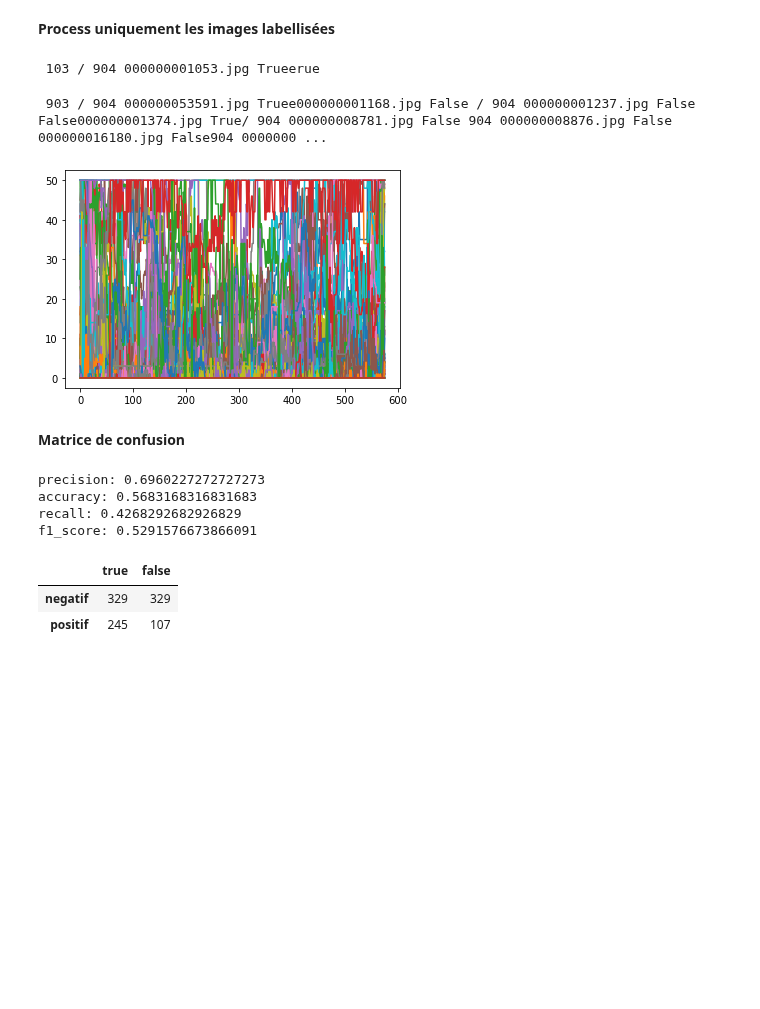
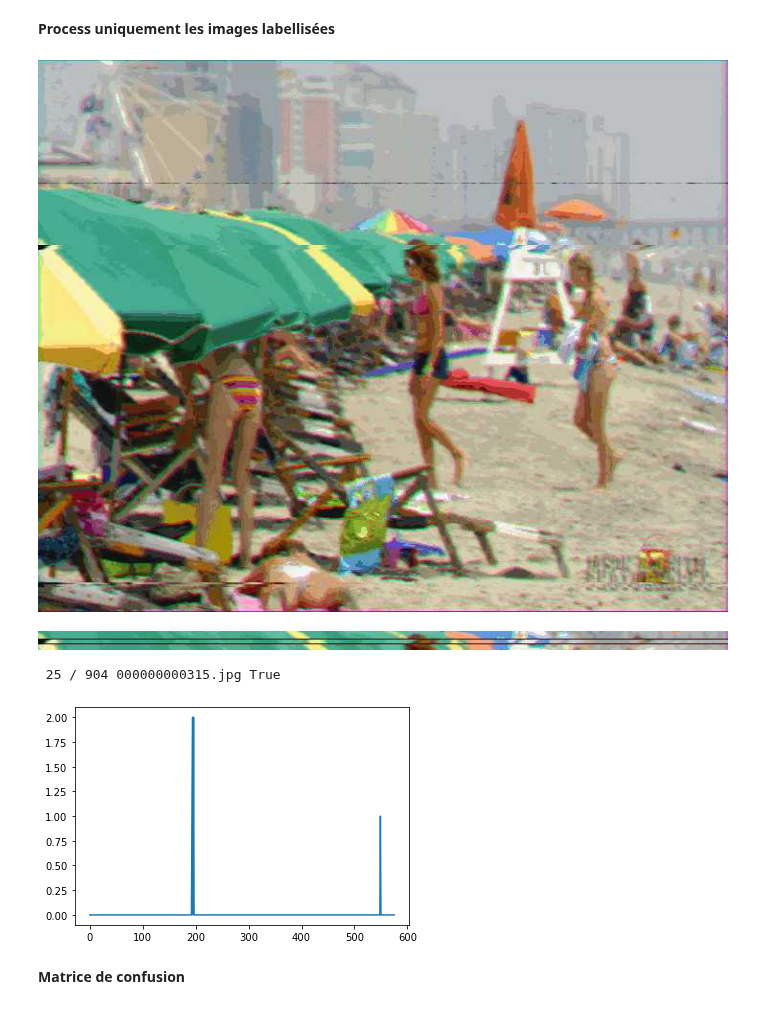
Before and after one commit to EpicKiwi/projet-datascience, a Jupyter notebook: notebooks/Tearing_reconnaissance.ipynb, the cells around one changed output. Drawn from its saved outputs; the diff is of its cells as text; code cells hidden in the pictures; blank space fills up the shorter version.

```diff
--- a/notebooks/Tearing_reconnaissance.ipynb
+++ b/notebooks/Tearing_reconnaissance.ipynb
@@ -42,7 +42,7 @@ import cv2
 from PIL import Image, ImageStat, ImageDraw
 import base_functions as bfun
 # %%
-DATASET_PATH = os.path.join(os.getcwd(), "../datasets/dataset_clean_degraded/degraded")
+DATASET_PATH = os.path.join(os.getcwd(), "../dataset")
 CSV_PATH = os.path.join("..", "dataset_problems.csv")
 random.seed(42)
 # %% [markdown]
@@ -89,6 +89,7 @@ def _createHist(img, threshold):
 # %%
 def _histLeftColumn(img):
     #Vertical box pour prendre qu'une partie de l'image
+    display(img)
     box = _createVerticalBox(img)
     leftColumn = img.crop(box)
 
@@ -99,7 +100,7 @@ def _histLeftColumn(img):
 
     #Créer l'histogramme
     hist = _createHist(grayLeftColumn, 5)
-#     plt.plot(hist)
+    plt.plot(hist)
     return hist
 # %% [markdown]
 ## Reconnaissance du tearing
@@ -188,7 +189,7 @@ Si les H1-H2 sont proches mais trop proches de la madiane, on estime que l'image
 def _reduceFalsePositive(limitsValues, median):
     limitsValues.sort()
     tresholdMedianH1 = 0.6
-    tresholdH1H2 = 0.6
+    tresholdH1H2 = 0.4
     percentMedianH1 = median/limitsValues[0]
     percentH1H2 = abs(limitsValues[0]/limitsValues[1])
 
@@ -216,7 +217,7 @@ def _searchH1H2(hist, img):
     if (argmax < 10):
         argmax += 10
     tearingLimits = [argmax-10+limits[0], argmax-10+limits[1]]
-#     _drawLines(zone, limits)
+    _drawLines(zone, limits)
     category = _reduceFalsePositive(limitsValues, median)
     return tearingLimits, category
 # %% [markdown]
@@ -226,30 +227,33 @@ def _searchH1H2(hist, img):
 # %%
 labelizedList = pd.read_csv(CSV_PATH, sep=";")['file']
 tearedList = bfun.get_labelized_images_name('Tearing ')
 
 algoTrue = []
 algoFalse = []
-for i, fileName in enumerate(labelized_list):
+for i, fileName in enumerate(labelizedList):
+    if i != 25:
+        continue
     IMG_PATH = os.path.join(DATASET_PATH, fileName)
     img = Image.open(IMG_PATH)
     #npImg = np.asarray(img, dtype="int32")
 
     """Histogramme"""
     hist = _histLeftColumn(img)
 
     """Recherche lignes du tearing"""
     limits, category = _searchH1H2(hist, img)
     if category:
         algoTrue.append(fileName)
     else:
         algoFalse.append(fileName)
 
-    print("\r", i,"/", len(labelized_list), fileName, category, end="", flush=True)
+    print("\r", i,"/", len(labelizedList), fileName, category, end="", flush=True)
 #     imgProcessed.append({'fileName': name+".jpg", 'tearingZone': limits, 'category': category})
 # %% [output]
+[figure, new version]
+[figure, added]
- 103 / 904 000000001053.jpg Trueerue
+ 25 / 904 000000000315.jpg True
- 903 / 904 000000053591.jpg Truee000000001168.jpg False / 904 000000001237.jpg False False000000001374.jpg True/ 904 000000008781.jpg False 904 000000008876.jpg False 000000016180.jpg False904 0000000 ...
-[figure, old version]
+[figure, added]
 # %% [markdown]
 **Matrice de confusion**
 # %%
@@ -281,11 +285,3 @@ print("f1_score:",bfun.f1_score(matrice=matrice))
 
 df = pd.DataFrame(matrice)
 df.style
-# %% [output]
-precision: 0.6960227272727273
-accuracy: 0.5683168316831683
-recall: 0.4268292682926829
-f1_score: 0.5291576673866091
-|  | true | false |
-| negatif | 329 | 329 |
-| positif | 245 | 107 |
```
Also changed, not shown: 1 other file.
